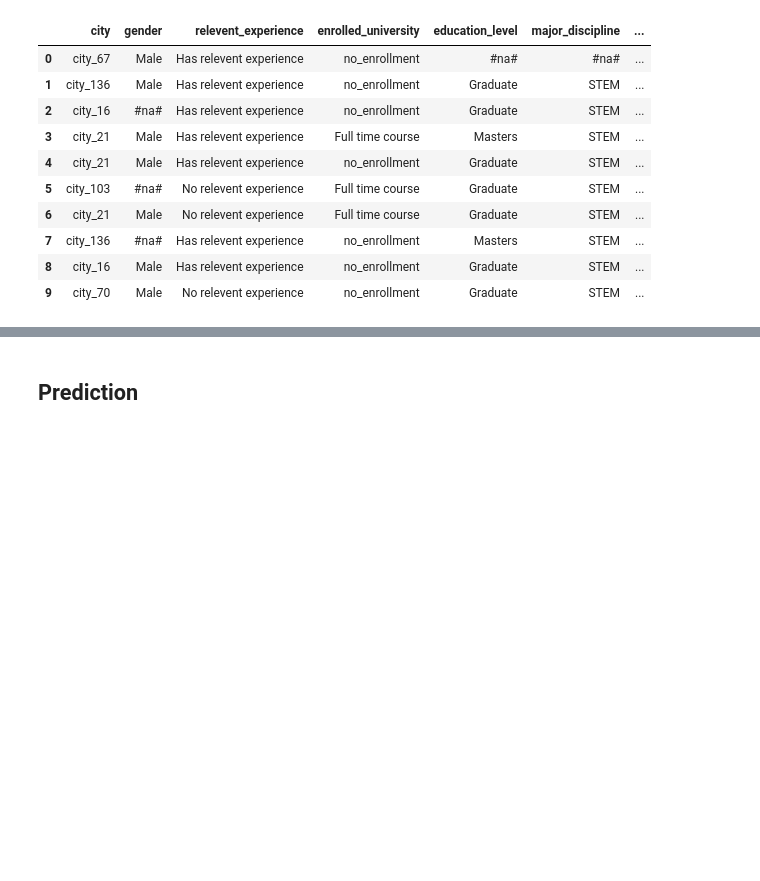
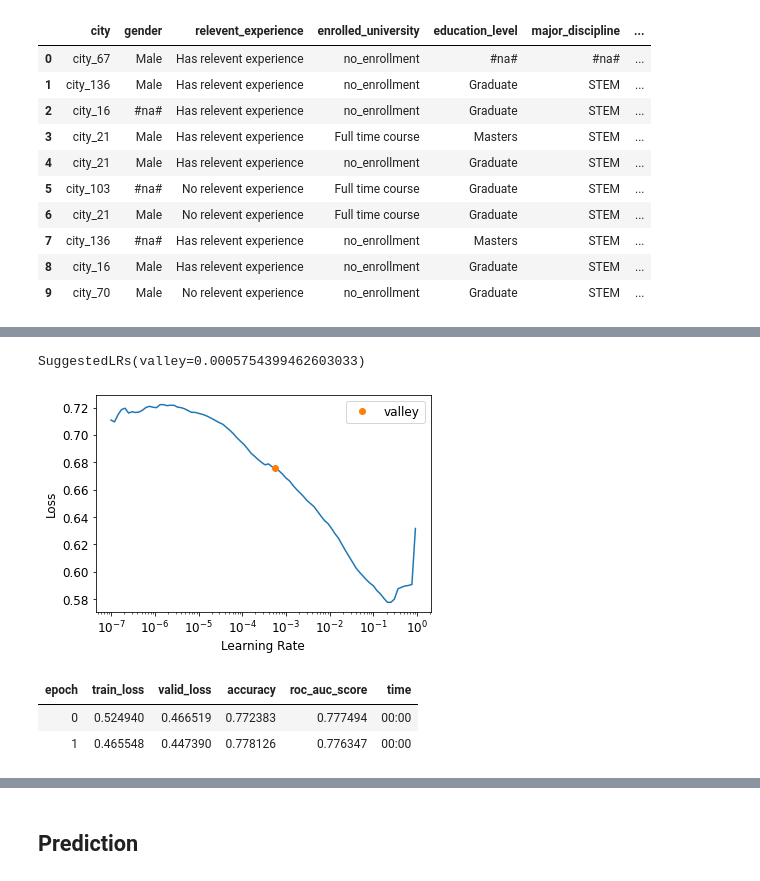
Before and after one commit to willystw/fastai-learning, a Jupyter notebook: hr-analytics/HR_Analytics.ipynb, the cells around one changed output, grey strips where cells are left out. Drawn from its saved outputs; the diff is of its cells as text; code cells hidden in the pictures; blank space fills up the shorter version.

```diff
--- a/hr-analytics/HR_Analytics.ipynb
+++ b/hr-analytics/HR_Analytics.ipynb
@@ -113,3 +114,5 @@ dls.show_batch()
 # %%
 learn = tabular_learner(dls,
                         metrics=[accuracy, RocAucBinary()])
+learn.lr_find()
+# %% [output]
@@ -115,0 +120,8 @@ learn = tabular_learner(dls,
+SuggestedLRs(valley=0.0005754399462603033)
+[figure, added]
+# %%
+learn.fit_one_cycle(2, 3e-2, wd=0.1)
+# %% [output]
+| epoch | train_loss | valid_loss | accuracy | roc_auc_score | time |
+| 0 | 0.524940 | 0.466519 | 0.772383 | 0.777494 | 00:00 |
+| 1 | 0.465548 | 0.447390 | 0.778126 | 0.776347 | 00:00 |
```
Also changed, not shown: parts of 31 cells of this notebook.
